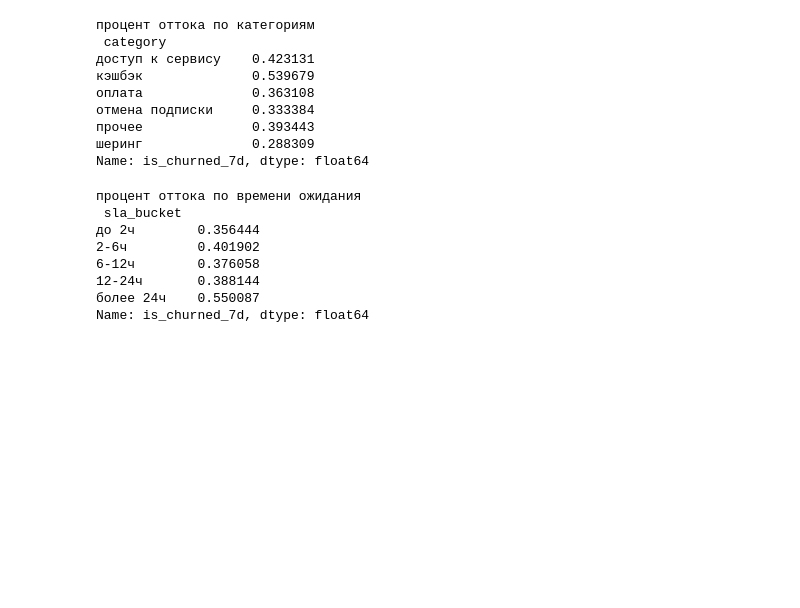
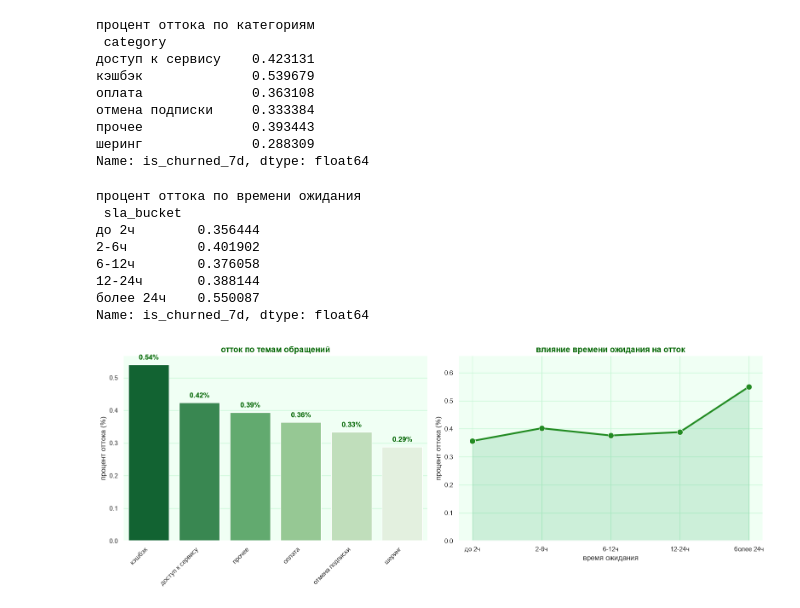
Before and after one commit to Akirgizova/hse_python_ak, a Jupyter notebook: notebooks/project1.ipynb, the cells around one changed output. Drawn from its saved outputs; the diff is of its cells as text; code cells hidden in the pictures; blank space fills up the shorter version.

Commit message:
нарисованы первые два графика

```diff
--- a/notebooks/project1.ipynb
+++ b/notebooks/project1.ipynb
@@ -207,3 +207,64 @@ print("процент оттока по времени ожидания\n", chur
 12-24ч       0.388144
 более 24ч    0.550087
 Name: is_churned_7d, dtype: float64
+# %%
+import matplotlib.pyplot as plt
+import seaborn as sns
+
+sns.set_theme(style="darkgrid", rc={"axes.facecolor": "#f0fff4", "grid.color": "#c6f6d5"})
+plt.figure(figsize=(16, 6))
+
+#категории по убыванию оттока для наглядности
+churn_by_category_sorted = churn_by_category.sort_values(ascending=False)
+
+#диаграмма по категориям
+plt.subplot(1, 2, 1)
+ax1 = sns.barplot(
+    x=churn_by_category_sorted.index,
+    y=churn_by_category_sorted.values,
+    hue=churn_by_category_sorted.index,
+    legend=False,
+    palette="Greens_r"
+)
+plt.title("отток по темам обращений", fontsize=14, fontweight='bold', color='darkgreen')
+plt.ylabel("процент оттока (%)", fontsize=12)
+plt.xlabel("")
+plt.xticks(rotation=45, ha='right')
+
+#добавление цифр над каждым столбцом
+for p in ax1.patches:
+    ax1.annotate(f'{p.get_height():.2f}%',
+                 (p.get_x() + p.get_width() / 2., p.get_height()),
+                 ha='center', va='bottom',
+                 xytext=(0, 6), textcoords='offset points',
+                 color='darkgreen', fontweight='bold')
+
+#линейный график по времени ожидания
+plt.subplot(1, 2, 2)
+ax2 = sns.lineplot(
+    x=churn_by_sla.index,
+    y=churn_by_sla.values,
+    marker="o",
+    markersize=10,
+    color="forestgreen",
+    linewidth=3
+)
+
+#заливка области под графиком для объема
+plt.fill_between(
+    x=range(len(churn_by_sla.index)),
+    y1=churn_by_sla.values,
+    y2=0,
+    color="mediumseagreen",
+    alpha=0.2
+)
+
+plt.title("влияние времени ожидания на отток", fontsize=14, fontweight='bold', color='darkgreen')
+plt.ylabel("процент оттока (%)", fontsize=12)
+plt.xlabel("время ожидания", fontsize=12)
+plt.ylim(0, churn_by_sla.max() * 1.2)
+
+plt.tight_layout()
+plt.show()
+# %% [output]
+[figure, added]
```
